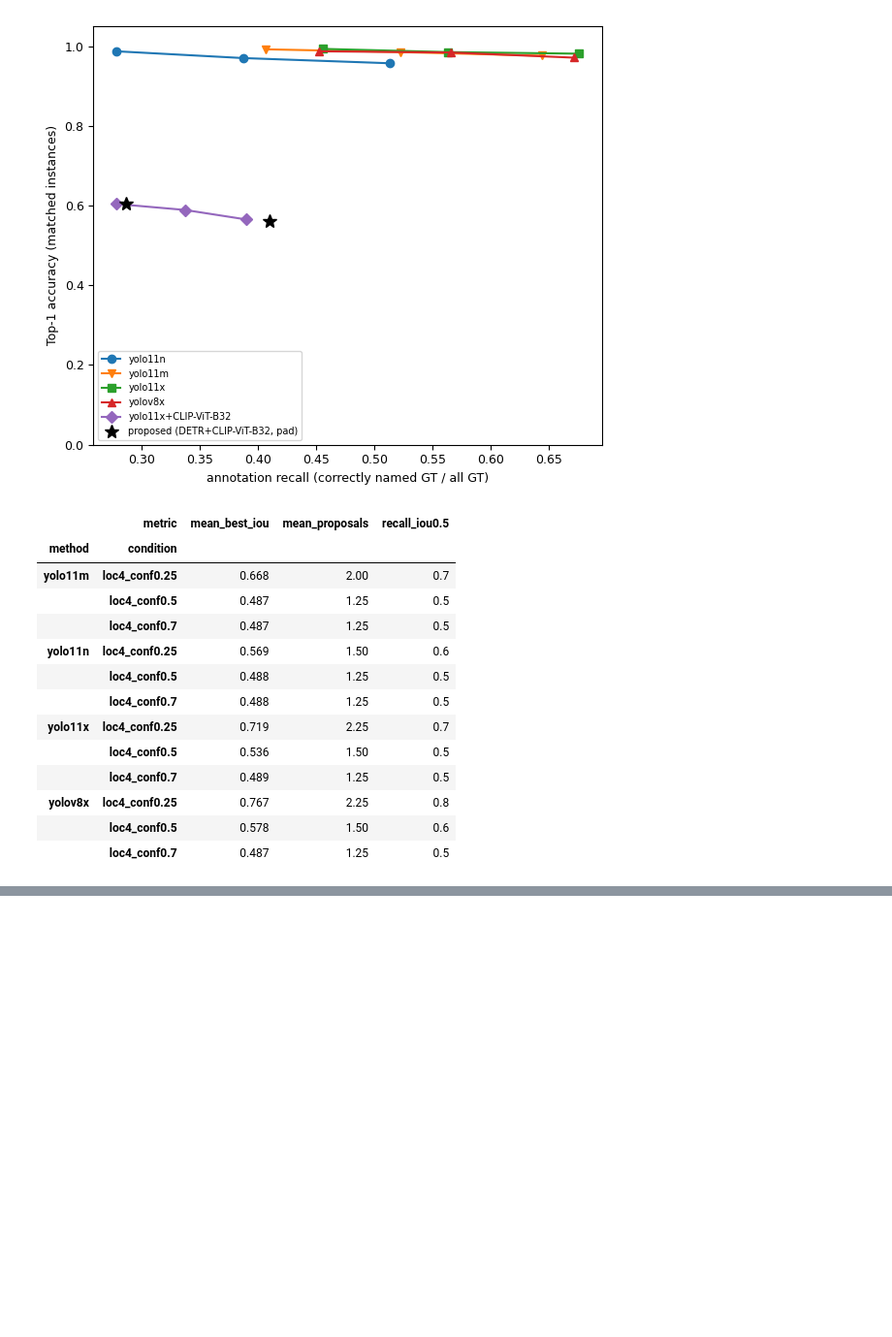
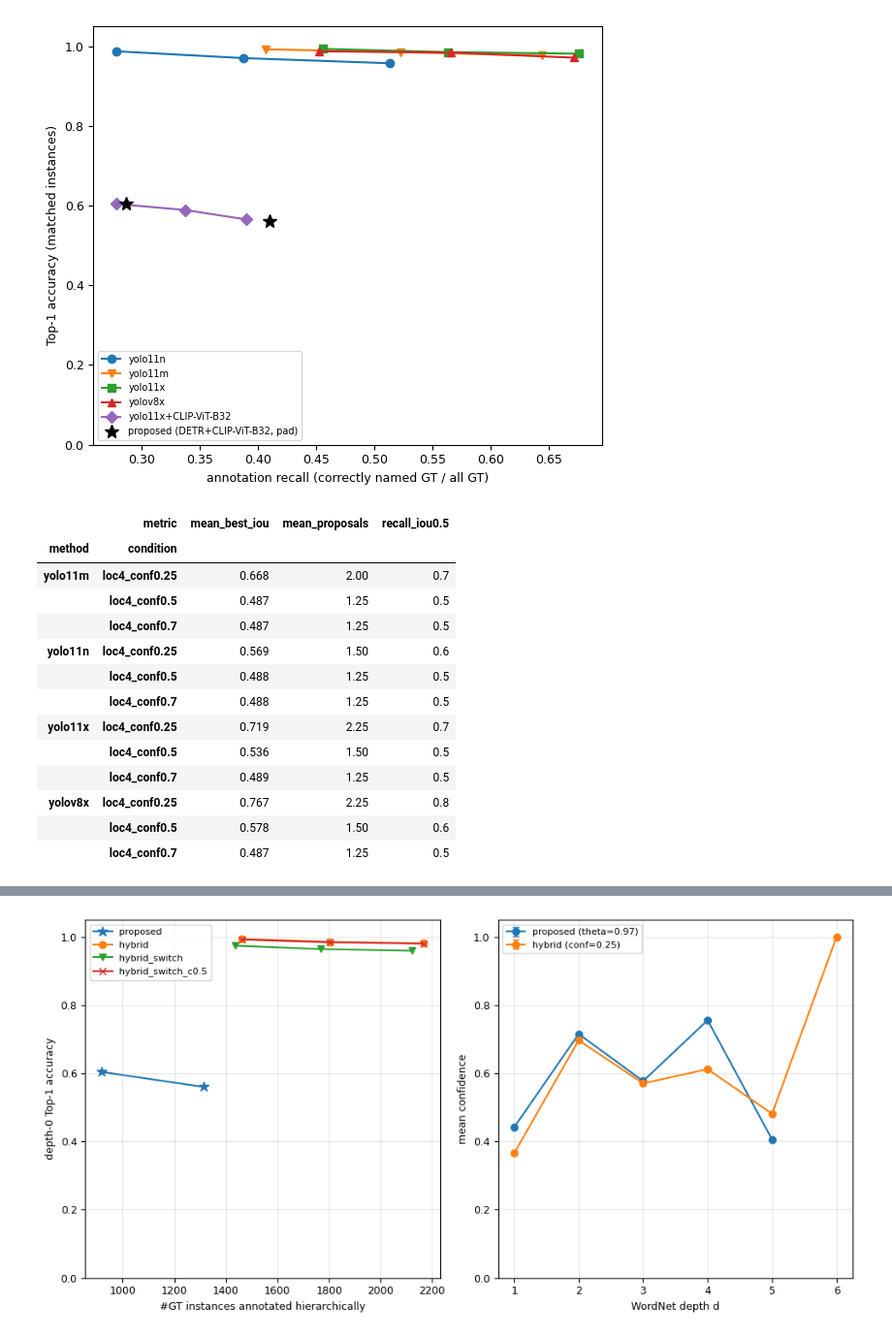
Before and after one commit to Arcazyteez/Adjustable-GranularityObjectAnnotation, a Jupyter notebook: visualize_result.ipynb, the cells around one changed output, grey strips where cells are left out. Shown at 97% size. Drawn from its saved outputs; the diff is of its cells as text; code cells hidden in the pictures; blank space fills up the shorter version.

```diff
--- a/visualize_result.ipynb
+++ b/visualize_result.ipynb
@@ -382,0 +387,69 @@ display(loc)
+# %%
+EX006 = "ex006_coco_val500_yolo_clip_hybrid"
+EX006_MODES = ["hybrid", "hybrid_switch", "hybrid_switch_c0.5"]  # 表示する構成
+EX006_CONFS = [0.25, 0.5, 0.7]
+EX006_PROPOSED = ["detr_threshold0.5_crop_pad", "detr_threshold0.97_crop_pad"]
+
+
+def ex006_table():
+    """
+    ハイブリッド構成と提案手法の，深さ0の精度・正命名率・階層アノテーションの対象数・深さ1の一致率を表にまとめて保存する．
+
+    Returns:
+        pd.DataFrame: 手法・条件ごとの指標（seed間の平均）．
+    """
+    rows = []
+    for mode, conf in [(m, c) for m in EX006_MODES for c in EX006_CONFS]:
+        for metrics_path in load_seed_files(EX006, mode, f"coco500_conf{conf}", "metrics.json"):
+            m = json.load(open(metrics_path))
+            agree = json.load(open(metrics_path.replace("metrics.json", "chain_agreement_vs_detr_threshold0.97_crop_pad.json")))
+            rows.append({"method": mode, "condition": conf, "n": m["n_instances"], "top1": m["top1_accuracy"],
+                         "r": m["annotation_recall"], "n_hierarchy": m["n_hierarchy"], "n_switched": m["n_switched"],
+                         "depth1_agreement_vs_0.97": agree["depth1_agreement"]})
+    for ref in EX006_PROPOSED:
+        for path in load_seed_files(EX003, "CLIP-ViT-B32", ref, "metrics.json"):
+            m = json.load(open(path))
+            n_hier = len([x for x in json.load(open(path.replace("metrics.json", "instances.json"))) if x.get("chain")])
+            rows.append({"method": "proposed", "condition": ref, "n": m["n_instances"], "top1": m["top1_accuracy"],
+                         "r": n_hier / m["n_gt"], "n_hierarchy": n_hier, "n_switched": 0, "depth1_agreement_vs_0.97": np.nan})
+    table = pd.DataFrame(rows).groupby(["method", "condition"]).mean().round(3)
+    table.to_csv(os.path.join(OUTPUT_DIR, EX006, "table_hybrid.csv"))
+    return table
+
+
+def ex006_figure():
+    """
+    深さ0のTop-1正解率と階層アノテーションの対象数，および深さごとの平均確信度を描画して保存する．
+
+    Returns:
+        None
+    """
+    table = ex006_table().reset_index()
+    fig, axes = plt.subplots(1, 2, figsize=(10, 5))
+    for method, marker in [("proposed", "*"), ("hybrid", "o"), ("hybrid_switch", "v"), ("hybrid_switch_c0.5", "x")]:
+        sub = table[table.method == method]
+        axes[0].plot(sub.n_hierarchy, sub.top1, marker=marker, label=method, ms=9 if marker == "*" else 6)
+    axes[0].set_xlabel("#GT instances annotated hierarchically")
+    axes[0].set_ylabel("depth-0 Top-1 accuracy")
+    axes[0].set_ylim(0, 1.05)
+    axes[0].grid(alpha=0.3)
+    axes[0].legend(fontsize=8)
+    curves = {"proposed (theta=0.97)": (EX003, "CLIP-ViT-B32", "detr_threshold0.97_crop_pad"),
+              "hybrid (conf=0.25)": (EX006, "hybrid", "coco500_conf0.25")}
+    for label, (ex, method, cond) in curves.items():
+        stats = pd.concat([pd.read_csv(p) for p in load_seed_files(ex, method, cond, "depth_stats.csv")])
+        stats = stats[stats.depth >= 1].groupby("depth").agg(mean=("mean_conf", "mean"), std=("mean_conf", "std")).reset_index()
+        axes[1].errorbar(stats.depth, stats["mean"], yerr=stats["std"].fillna(0), marker="o", capsize=3, label=label)
+    axes[1].set_xlabel("WordNet depth d")
+    axes[1].set_ylabel("mean confidence")
+    axes[1].set_ylim(0, 1.05)
+    axes[1].grid(alpha=0.3)
+    axes[1].legend(fontsize=8)
+    fig.tight_layout()
+    fig.savefig(os.path.join(OUTPUT_DIR, EX006, "fig_hybrid_summary.png"), dpi=150)
+    plt.show()
+
+
+display(ex006_table())
+ex006_figure()
+# %% [output]
@@ -382,0 +469 @@ display(loc)
+[figure, added]
```
Also changed, not shown: parts of 4 cells of this notebook, 56 other files.
